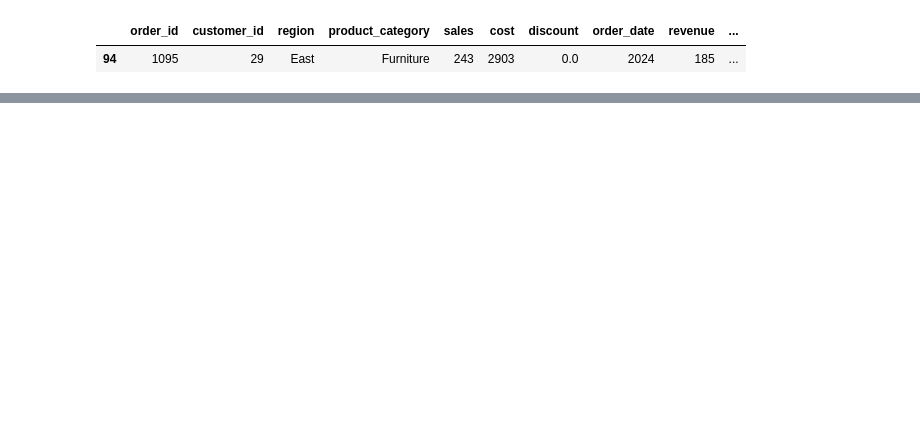
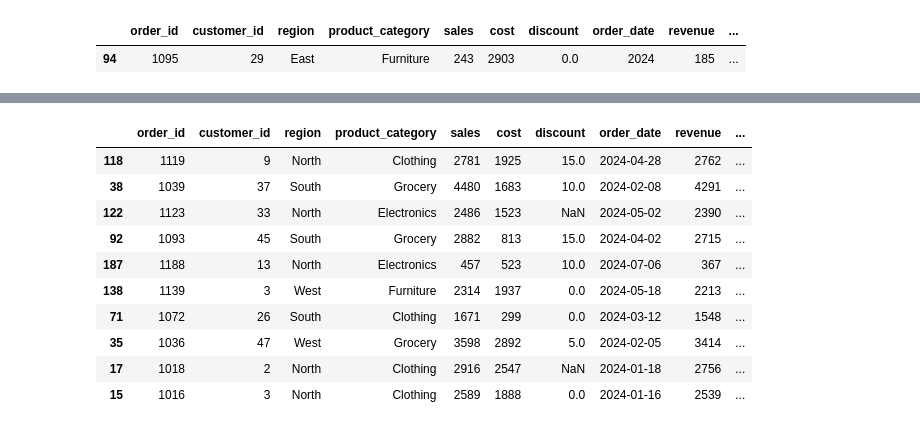
Before and after one commit to rramanswain2001/Python-code, a Jupyter notebook: data analysis with pandas.ipynb, the cells around one changed output, grey strips where cells are left out. Saved outputs shown, nothing was run; the diff lists cells and outputs as text; code cells hidden in the pictures; blank space fills up the shorter version.

```diff
--- a/data analysis with pandas.ipynb
+++ b/data analysis with pandas.ipynb
@@ -2268,0 +1088,15 @@ df
+# %%
+# Randomly sample 10 rows.
+df.sample(10)
+# %% [output]
+|  | order_id | customer_id | region | product_category | sales | cost | discount | order_date | revenue | ... |
+| 118 | 1119 | 9 | North | Clothing | 2781 | 1925 | 15.0 | 2024-04-28 | 2762 | ... |
+| 38 | 1039 | 37 | South | Grocery | 4480 | 1683 | 10.0 | 2024-02-08 | 4291 | ... |
+| 122 | 1123 | 33 | North | Electronics | 2486 | 1523 | NaN | 2024-05-02 | 2390 | ... |
+| 92 | 1093 | 45 | South | Grocery | 2882 | 813 | 15.0 | 2024-04-02 | 2715 | ... |
+| 187 | 1188 | 13 | North | Electronics | 457 | 523 | 10.0 | 2024-07-06 | 367 | ... |
+| 138 | 1139 | 3 | West | Furniture | 2314 | 1937 | 0.0 | 2024-05-18 | 2213 | ... |
+| 71 | 1072 | 26 | South | Clothing | 1671 | 299 | 0.0 | 2024-03-12 | 1548 | ... |
+| 35 | 1036 | 47 | West | Grocery | 3598 | 2892 | 5.0 | 2024-02-05 | 3414 | ... |
+| 17 | 1018 | 2 | North | Clothing | 2916 | 2547 | NaN | 2024-01-18 | 2756 | ... |
+| 15 | 1016 | 3 | North | Clothing | 2589 | 1888 | 0.0 | 2024-01-16 | 2539 | ... |
```
Also changed, not shown: parts of 133 cells of this notebook.
